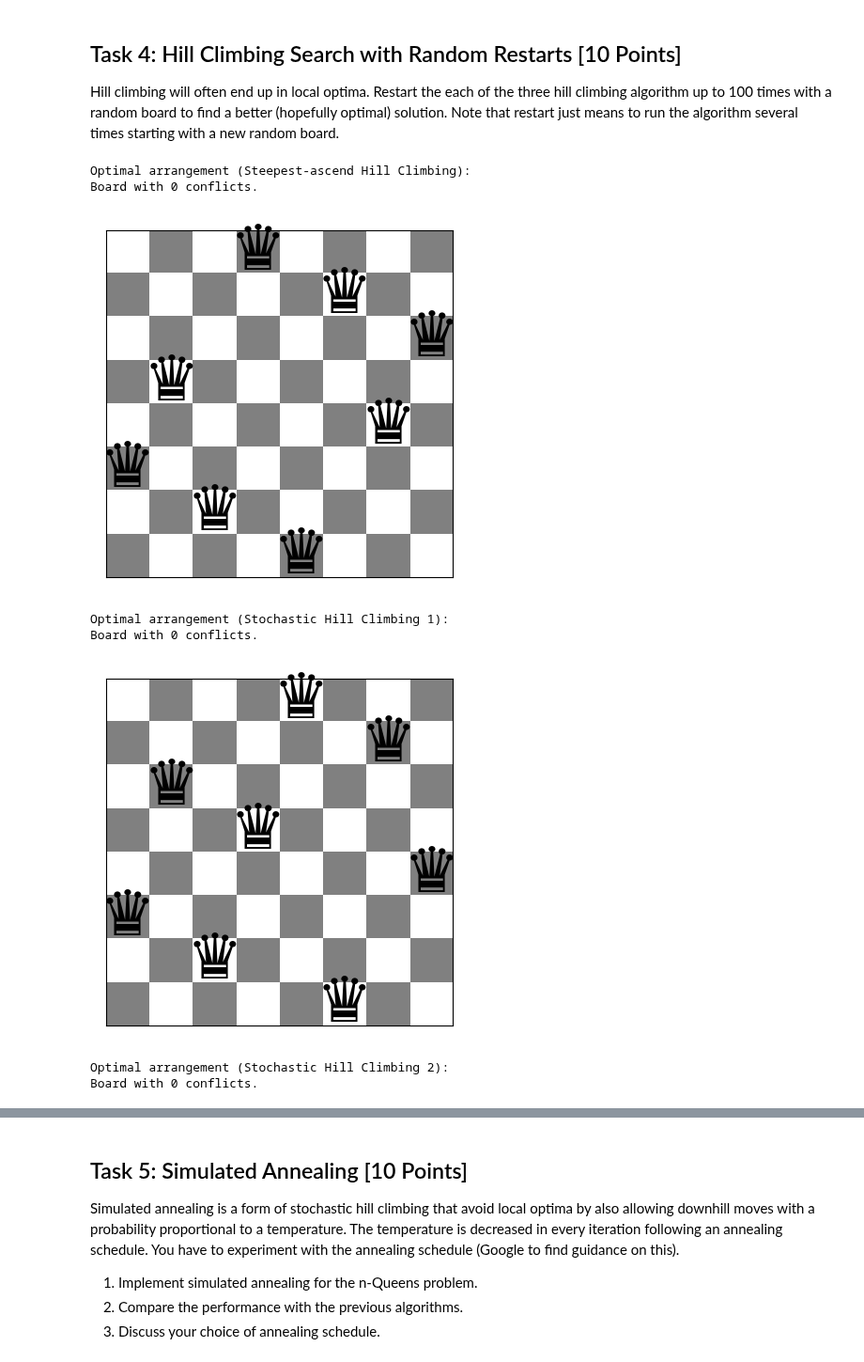
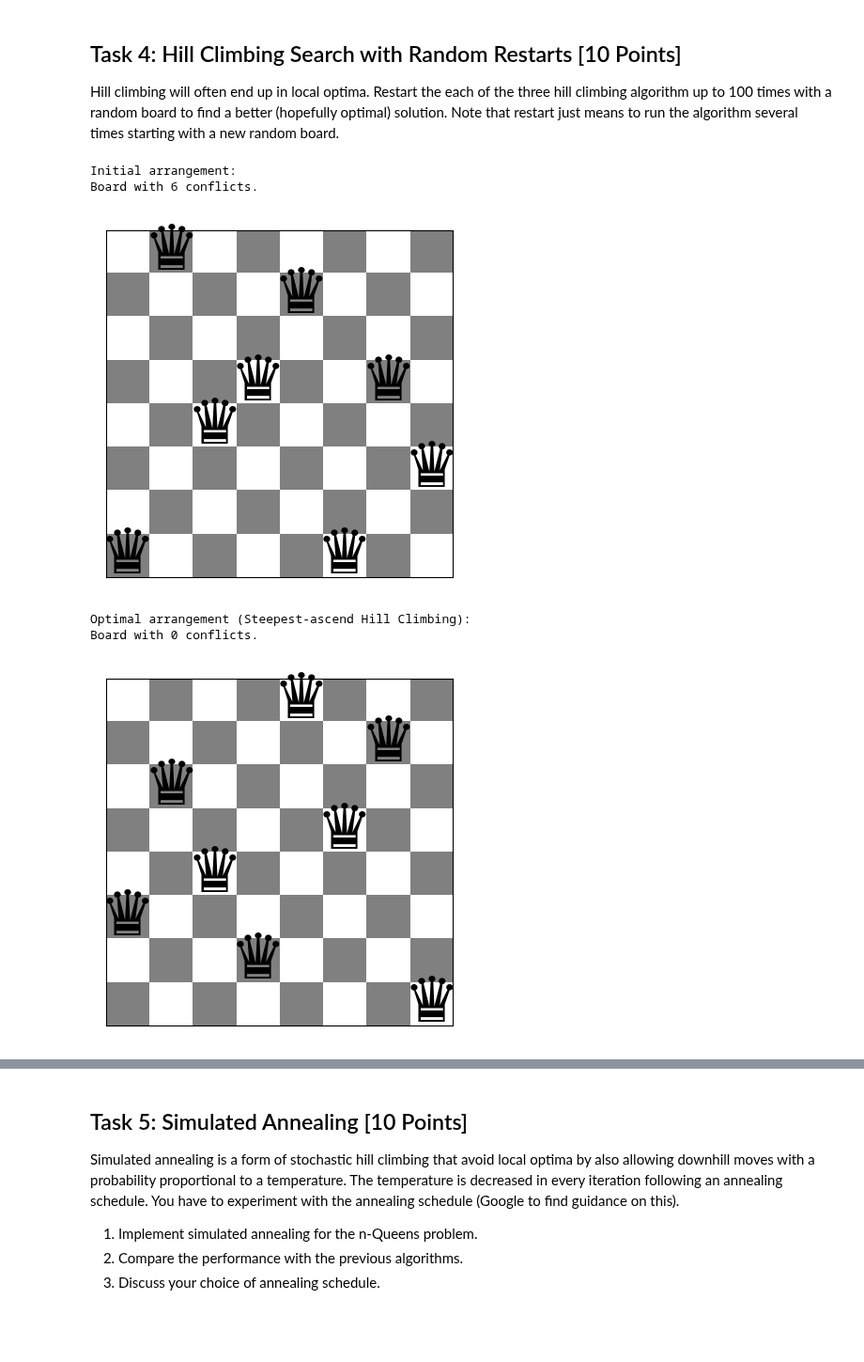
Before and after one commit to ephraim888sun/n-queens-problem, a Jupyter notebook: n_queens.ipynb, the cells around one changed output, grey strips where cells are left out. Shown at 94% size. Cells and saved outputs as stored; diff of their text form; code cells hidden in the pictures; blank space fills up the shorter version.

```diff
--- a/n_queens.ipynb
+++ b/n_queens.ipynb
@@ -292,40 +289,33 @@ Hill climbing will often end up in local optima. Restart the each of the three h
 # %%
 # Hill Climbing Search with Random Restarts
 def hill_climbing_with_random_restarts(algorithm, num_restarts=100, board_size=8):
     """Perform Hill Climbing Search with Random Restarts."""
     best_solution = None
     best_conflicts = float('inf')
 
     for _ in range(num_restarts):
         initial_board = random_board(board_size)
         solution = algorithm(initial_board)
         solution_conflicts = conflicts(solution)
 
         if solution_conflicts < best_conflicts:
             best_solution = solution
             best_conflicts = solution_conflicts
 
     return best_solution
 
-# Example usage
+initial_board = random_board(8)  # Random initial state
+print("Initial arrangement:")
+show_board(initial_board)
+
 # Replace the algorithm parameter with the desired hill climbing function (e.g., steepest_ascent_hill_climbing)
 solution = hill_climbing_with_random_restarts(steepest_ascent_hill_climbing)
 print("Optimal arrangement (Steepest-ascend Hill Climbing):")
 show_board(solution)
-
-solution = hill_climbing_with_random_restarts(stochastic_hill_climbing_1)
-print("Optimal arrangement (Stochastic Hill Climbing 1):")
-show_board(solution)
-
-solution = hill_climbing_with_random_restarts(stochastic_hill_climbing_2)
-print("Optimal arrangement (Stochastic Hill Climbing 2):")
-show_board(solution)
 # %% [output]
-Optimal arrangement (Steepest-ascend Hill Climbing):
-Board with 0 conflicts.
+Initial arrangement:
+Board with 6 conflicts.
-[figure, old version]
+[figure, new version]
-Optimal arrangement (Stochastic Hill Climbing 1):
+Optimal arrangement (Steepest-ascend Hill Climbing):
 Board with 0 conflicts.
-[figure, old version]
+[figure, new version]
-Optimal arrangement (Stochastic Hill Climbing 2):
-Board with 0 conflicts.
```
Also changed, not shown: parts of 18 cells of this notebook.
